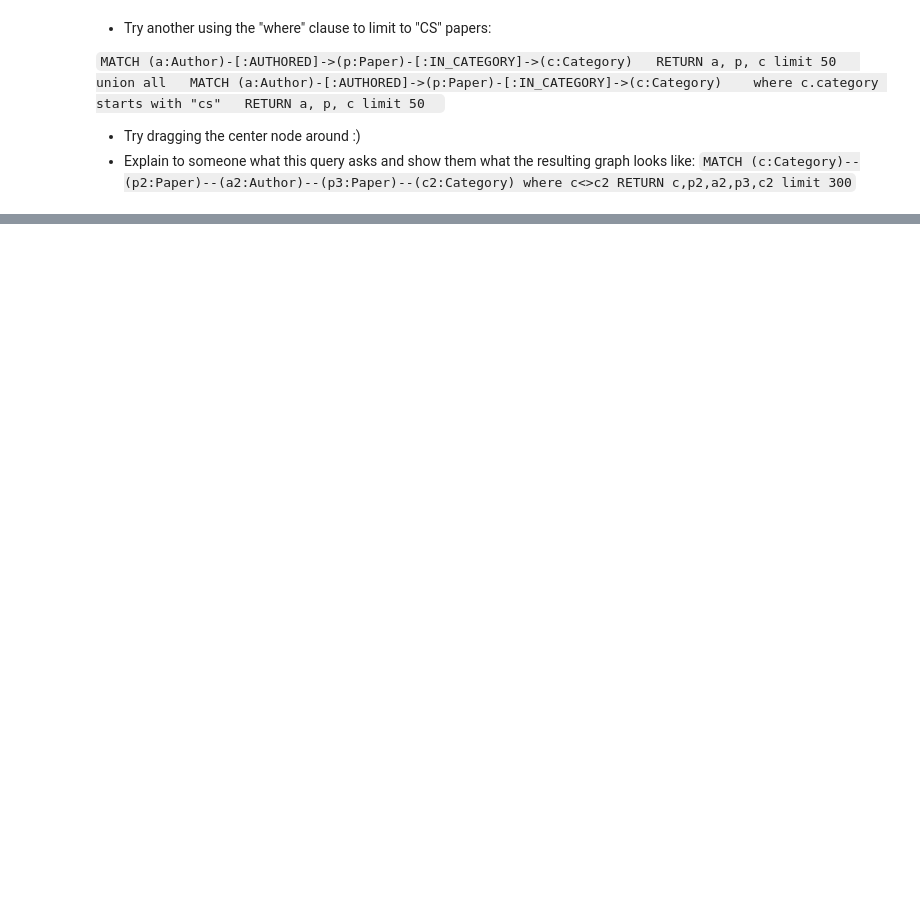
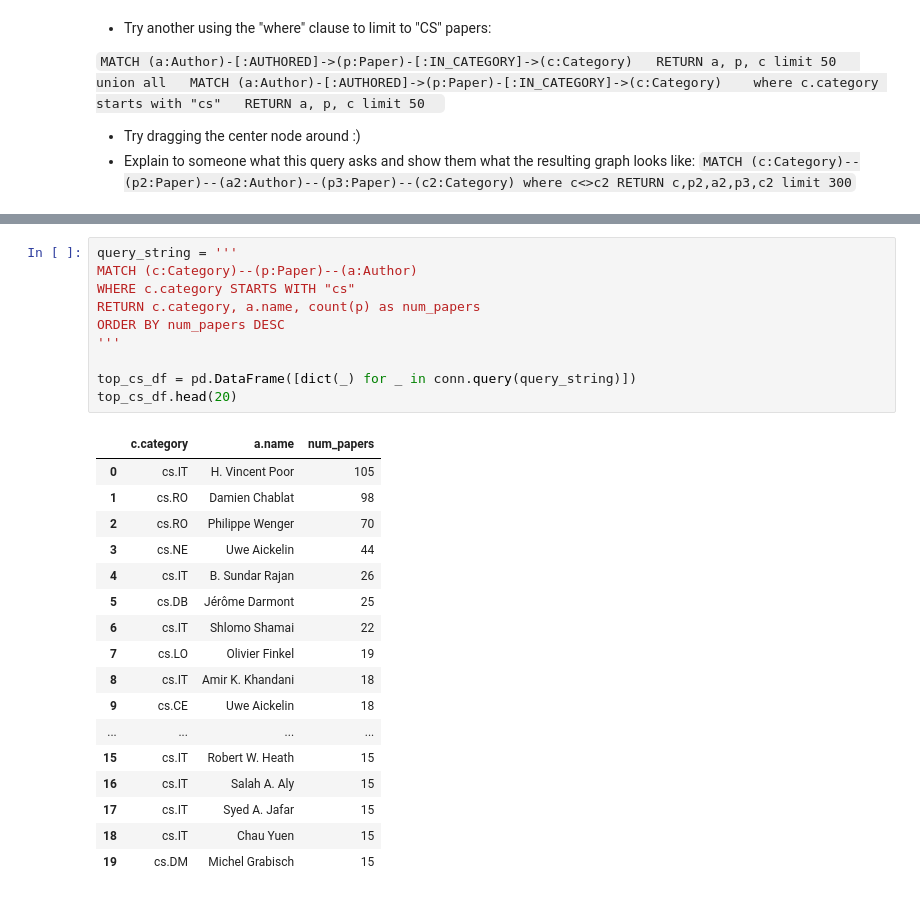
Before and after one commit to zackjsorensen/CS235, a Jupyter notebook: notebooks/neo4j_lab.ipynb, the cells around one changed output, grey strips where cells are left out. Saved outputs shown, nothing was run; the diff lists cells and outputs as text; blank space fills up the shorter version.

```diff
--- a/notebooks/neo4j_lab.ipynb
+++ b/notebooks/neo4j_lab.ipynb
@@ -285,3 +379,31 @@ plt.gca().spines[['top', 'right',]].set_visible(False)
+# %%
+query_string = '''
+MATCH (c:Category)--(p:Paper)--(a:Author)
+WHERE c.category STARTS WITH "cs"
+RETURN c.category, a.name, count(p) as num_papers
+ORDER BY num_papers DESC
+'''
+
+top_cs_df = pd.DataFrame([dict(_) for _ in conn.query(query_string)])
+top_cs_df.head(20)
+# %% [output]
+|  | c.category | a.name | num_papers |
+| 0 | cs.IT | H. Vincent Poor | 105 |
+| 1 | cs.RO | Damien Chablat | 98 |
+| 2 | cs.RO | Philippe Wenger | 70 |
+| 3 | cs.NE | Uwe Aickelin | 44 |
+| 4 | cs.IT | B. Sundar Rajan | 26 |
+| 5 | cs.DB | Jérôme Darmont | 25 |
+| 6 | cs.IT | Shlomo Shamai | 22 |
+| 7 | cs.LO | Olivier Finkel | 19 |
+| 8 | cs.IT | Amir K. Khandani | 18 |
+| 9 | cs.CE | Uwe Aickelin | 18 |
+| ... | ... | ... | ... |
+| 15 | cs.IT | Robert W. Heath | 15 |
+| 16 | cs.IT | Salah A. Aly | 15 |
+| 17 | cs.IT | Syed A. Jafar | 15 |
+| 18 | cs.IT | Chau Yuen | 15 |
+| 19 | cs.DM | Michel Grabisch | 15 |
 # %%
 # Write an aggregate query to count all papers
 # https://neo4j.com/docs/cypher-manual/current/functions/aggregating/
```
Also changed, not shown: parts of 15 cells of this notebook.
